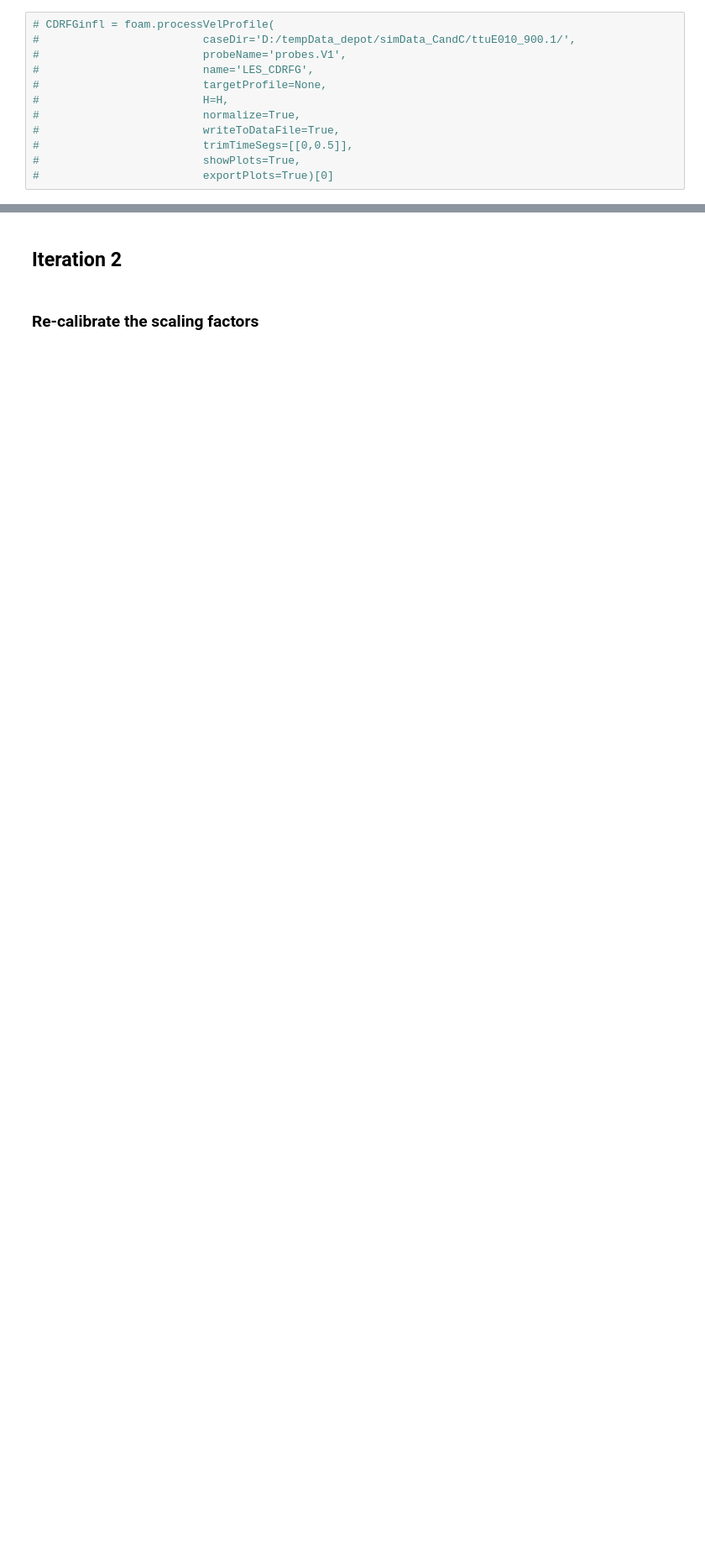
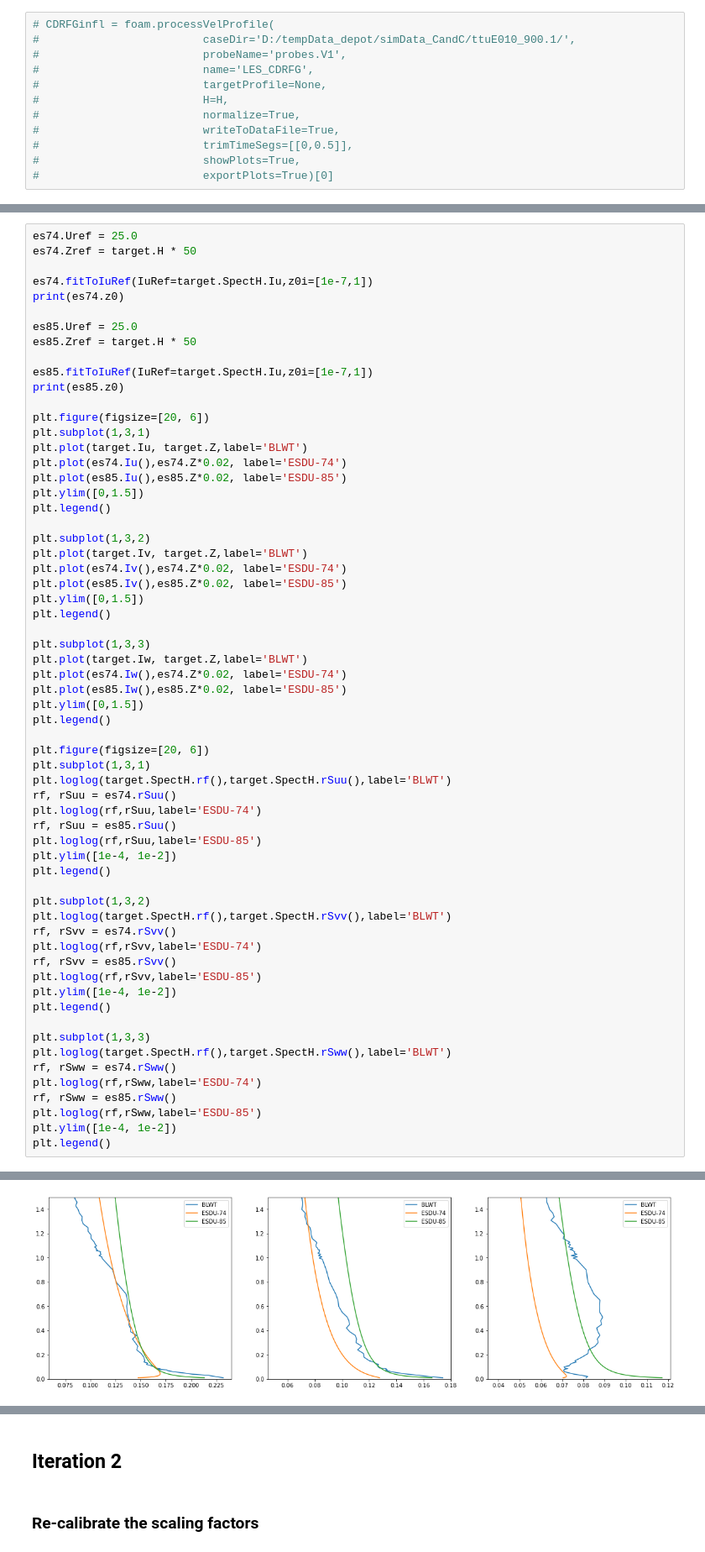
Before and after one commit to Tsinuel/windCalc, a Jupyter notebook: src/tngE2.ipynb, the cells around one changed output, grey strips where cells are left out. Shown: that part at 84% size. Cells and saved outputs as stored; diff of their text form; blank space fills up the shorter version.

```diff
--- a/src/tngE2.ipynb
+++ b/src/tngE2.ipynb
@@ -242,0 +268,63 @@ target.SpectH.plotSpectra(figSize=[20,5],normalize=True,xLimits=[1e-3,1e1],plotT
+# %%
+es74.Uref = 25.0
+es74.Zref = target.H * 50
+
+es74.fitToIuRef(IuRef=target.SpectH.Iu,z0i=[1e-7,1])
+print(es74.z0)
+
+es85.Uref = 25.0
+es85.Zref = target.H * 50
+
+es85.fitToIuRef(IuRef=target.SpectH.Iu,z0i=[1e-7,1])
+print(es85.z0)
+
+plt.figure(figsize=[20, 6])
+plt.subplot(1,3,1)
+plt.plot(target.Iu, target.Z,label='BLWT')
+plt.plot(es74.Iu(),es74.Z*0.02, label='ESDU-74')
+plt.plot(es85.Iu(),es85.Z*0.02, label='ESDU-85')
+plt.ylim([0,1.5])
+plt.legend()
+
+plt.subplot(1,3,2)
+plt.plot(target.Iv, target.Z,label='BLWT')
+plt.plot(es74.Iv(),es74.Z*0.02, label='ESDU-74')
+plt.plot(es85.Iv(),es85.Z*0.02, label='ESDU-85')
+plt.ylim([0,1.5])
+plt.legend()
+
+plt.subplot(1,3,3)
+plt.plot(target.Iw, target.Z,label='BLWT')
+plt.plot(es74.Iw(),es74.Z*0.02, label='ESDU-74')
+plt.plot(es85.Iw(),es85.Z*0.02, label='ESDU-85')
+plt.ylim([0,1.5])
+plt.legend()
+
+plt.figure(figsize=[20, 6])
+plt.subplot(1,3,1)
+plt.loglog(target.SpectH.rf(),target.SpectH.rSuu(),label='BLWT')
+rf, rSuu = es74.rSuu()
+plt.loglog(rf,rSuu,label='ESDU-74')
+rf, rSuu = es85.rSuu()
+plt.loglog(rf,rSuu,label='ESDU-85')
+plt.ylim([1e-4, 1e-2])
+plt.legend()
+
+plt.subplot(1,3,2)
+plt.loglog(target.SpectH.rf(),target.SpectH.rSvv(),label='BLWT')
+rf, rSvv = es74.rSvv()
+plt.loglog(rf,rSvv,label='ESDU-74')
+rf, rSvv = es85.rSvv()
+plt.loglog(rf,rSvv,label='ESDU-85')
+plt.ylim([1e-4, 1e-2])
+plt.legend()
+
+plt.subplot(1,3,3)
+plt.loglog(target.SpectH.rf(),target.SpectH.rSww(),label='BLWT')
+rf, rSww = es74.rSww()
+plt.loglog(rf,rSww,label='ESDU-74')
+rf, rSww = es85.rSww()
+plt.loglog(rf,rSww,label='ESDU-85')
+plt.ylim([1e-4, 1e-2])
+plt.legend()
+# %% [output]
@@ -242,0 +334 @@ target.SpectH.plotSpectra(figSize=[20,5],normalize=True,xLimits=[1e-3,1e1],plotT
+[figure, added]
```
Also changed, not shown: parts of 10 cells of this notebook, 1 other file.
